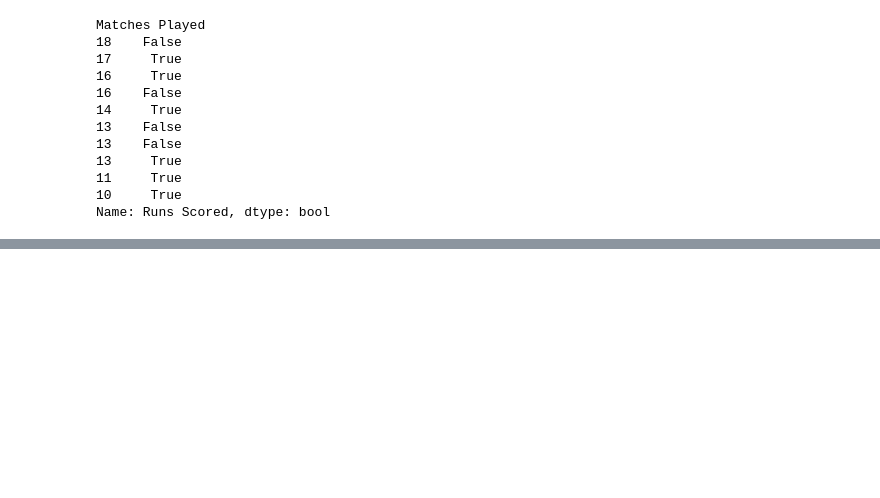
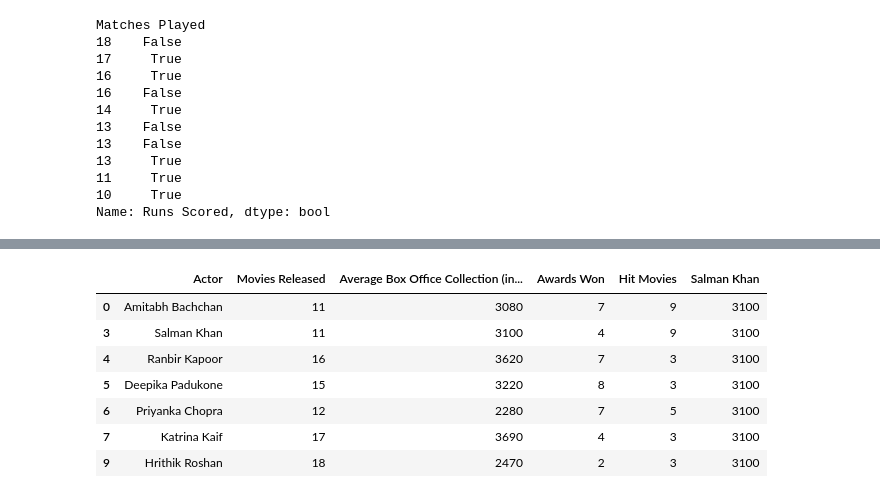
Before and after one commit to nitishrudra3510/DataScience, a Jupyter notebook: Libraries/Pandas/riviison_pandasss.ipynb, the cells around one changed output, grey strips where cells are left out. Cells and saved outputs as stored; diff of their text form; code cells hidden in the pictures; blank space fills up the shorter version.

```diff
--- a/Libraries/Pandas/riviison_pandasss.ipynb
+++ b/Libraries/Pandas/riviison_pandasss.ipynb
@@ -734,0 +759,12 @@ Name: Runs Scored, dtype: bool
+# %%
+# find actors who have done more than 10 movies released..
+movies[movies['Movies Released']>10]
+# %% [output]
+|  | Actor | Movies Released | Average Box Office Collection (in... | Awards Won | Hit Movies | Salman Khan |
+| 0 | Amitabh Bachchan | 11 | 3080 | 7 | 9 | 3100 |
+| 3 | Salman Khan | 11 | 3100 | 4 | 9 | 3100 |
+| 4 | Ranbir Kapoor | 16 | 3620 | 7 | 3 | 3100 |
+| 5 | Deepika Padukone | 15 | 3220 | 8 | 3 | 3100 |
+| 6 | Priyanka Chopra | 12 | 2280 | 7 | 5 | 3100 |
+| 7 | Katrina Kaif | 17 | 3690 | 4 | 3 | 3100 |
+| 9 | Hrithik Roshan | 18 | 2470 | 2 | 3 | 3100 |
```
Also changed, not shown: parts of 27 cells of this notebook.
